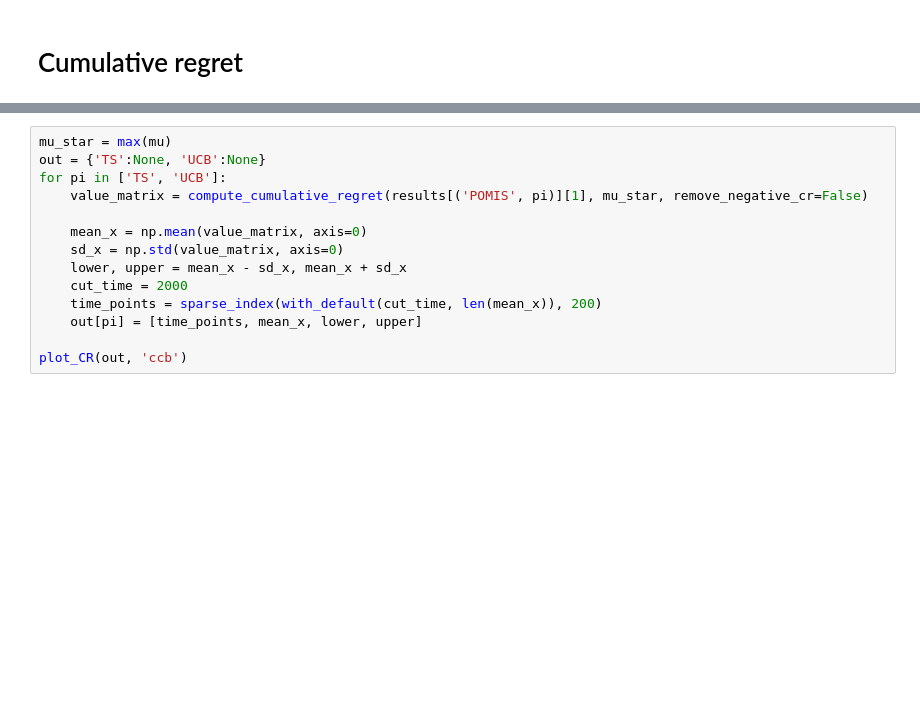
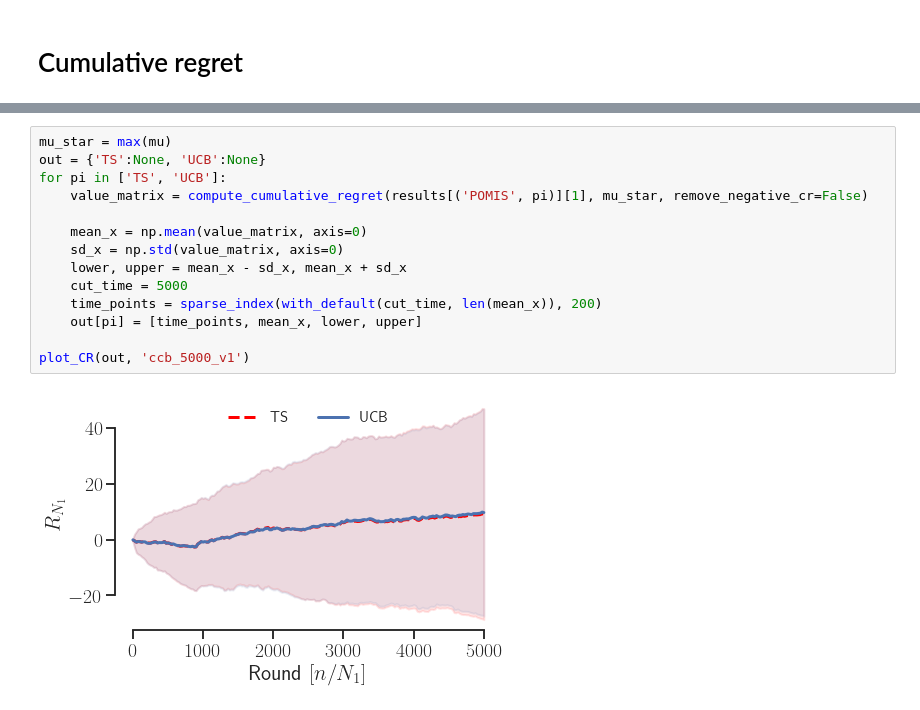
Before and after one commit to neildhir/non-stationary-causal-bandits, a Jupyter notebook: notebooks/plotting.ipynb, the cells around one changed output, grey strips where cells are left out. Drawn from its saved outputs; the diff is of its cells as text; blank space fills up the shorter version.

```diff
--- a/notebooks/plotting.ipynb
+++ b/notebooks/plotting.ipynb
@@ -216,14 +256,16 @@ plot_CR(out_scmmab, 'scmmab')
 # %%
 mu_star = max(mu)
 out = {'TS':None, 'UCB':None}
 for pi in ['TS', 'UCB']:
     value_matrix = compute_cumulative_regret(results[('POMIS', pi)][1], mu_star, remove_negative_cr=False)
 
     mean_x = np.mean(value_matrix, axis=0)
     sd_x = np.std(value_matrix, axis=0)
     lower, upper = mean_x - sd_x, mean_x + sd_x
-    cut_time = 2000
+    cut_time = 5000
     time_points = sparse_index(with_default(cut_time, len(mean_x)), 200)
     out[pi] = [time_points, mean_x, lower, upper]
 
-plot_CR(out, 'ccb')
+plot_CR(out, 'ccb_5000_v1')
+# %% [output]
+[figure, added]
```
Also changed, not shown: parts of 13 cells of this notebook, 4 other files.
